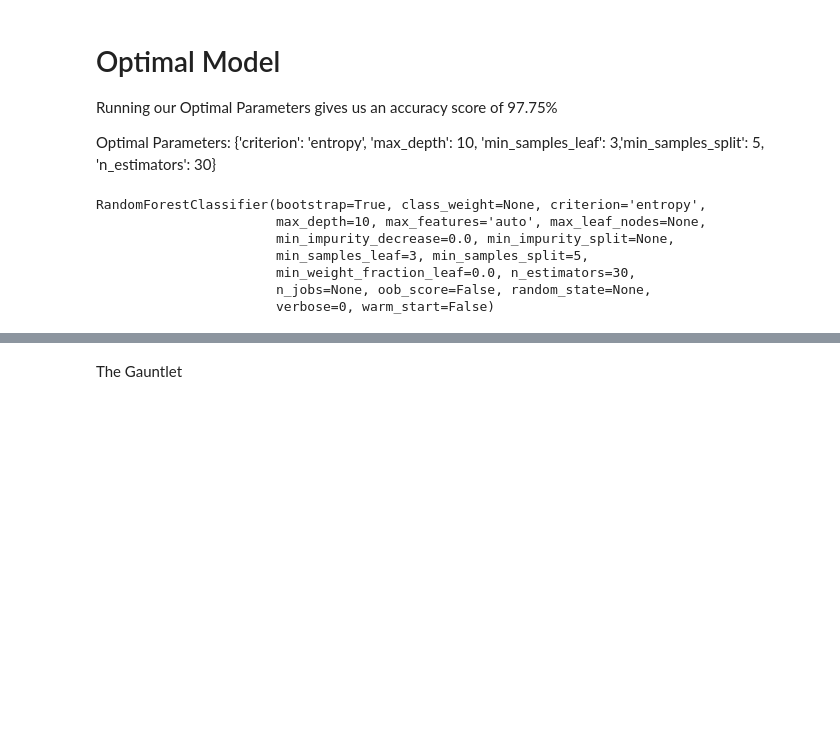
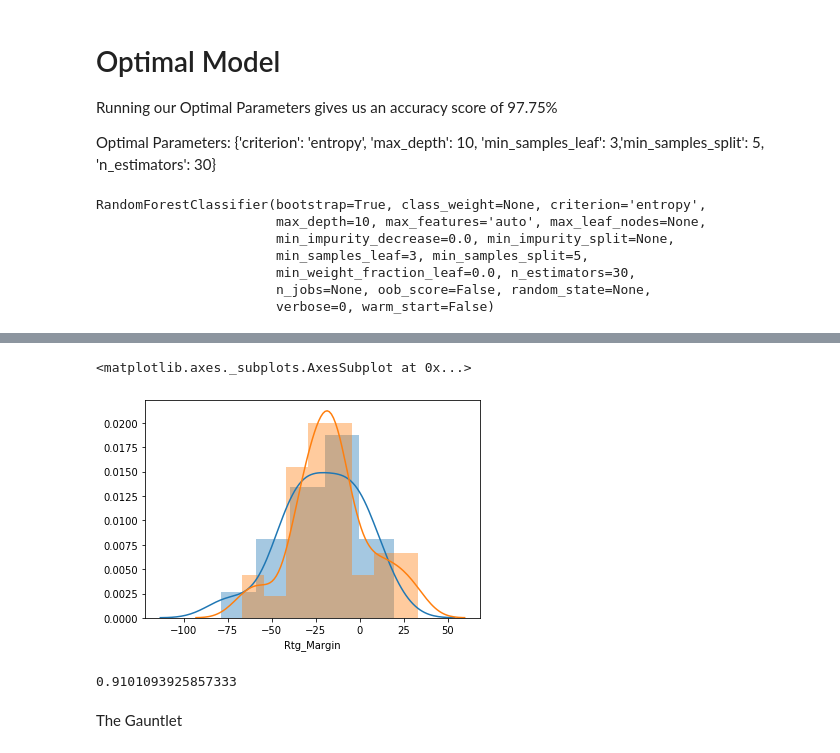
Before and after one commit to bktong/FlatIron-Project-5-March-Madness, a Jupyter notebook: Project 5 - Model.ipynb, the cells around one changed output, grey strips where cells are left out. Drawn from its saved outputs; the diff is of its cells as text; code cells hidden in the pictures; blank space fills up the shorter version.

```diff
--- a/Project 5 - Model.ipynb
+++ b/Project 5 - Model.ipynb
@@ -471,0 +512,7 @@ array([0.00663674, 0.00421334, 0.00654811, 0.01609632, 0.00249258,
+# %%
+import math
+RegSeason_advanced = pd.read_csv('CreatedData/RegSeason_all.csv')
+RegSeason_Means = RegSeason_advanced.groupby(['TeamID','Season']).mean().reset_index()
+
+df_Seeds = pd.read_csv("2020DataFiles/2020-Mens-Data/MDataFiles_Stage1/MNCAATourneySeeds.csv")
+results = pd.read_csv("2020DataFiles/2020-Mens-Data/MDataFiles_Stage1/MNCAATourneyCompactResults.csv")
@@ -471,0 +537,15 @@ array([0.00663674, 0.00421334, 0.00654811, 0.01609632, 0.00249258,
+# %%
+duke = RegSeason_advanced[(RegSeason_advanced['Season']==2019) & (RegSeason_advanced['TeamID']==1181)]
+carolina = RegSeason_advanced[(RegSeason_advanced['Season']==2019) & (RegSeason_advanced['TeamID']==1314)]
+# %%
+#probability of upset = 1 - 1/2 erf(c-mu1/(std1)* sqrt(2)) + 1/2 erf(c-mu2/(std2)*sqrt(2)) where
+var = "Rtg_Margin"
+mu1 = duke[var].mean()
+mu2 = carolina[var].mean()
+std1 = duke[var].std()
+std2 = carolina[var].std()
+sns.distplot(duke[var])
+sns.distplot(carolina[var])
+# %% [output]
+<matplotlib.axes._subplots.AxesSubplot at 0x...>
+[figure, added]
@@ -472,2 +566,6 @@ array([0.00663674, 0.00421334, 0.00654811, 0.01609632, 0.00249258,
+# %%
+calc_underdog_win(mu1,mu2,std1,std2)
+# %% [output]
+0.9101093925857333
 # %% [markdown]
 The Gauntlet
```
Also changed, not shown: parts of 33 cells of this notebook, 2 other files.
